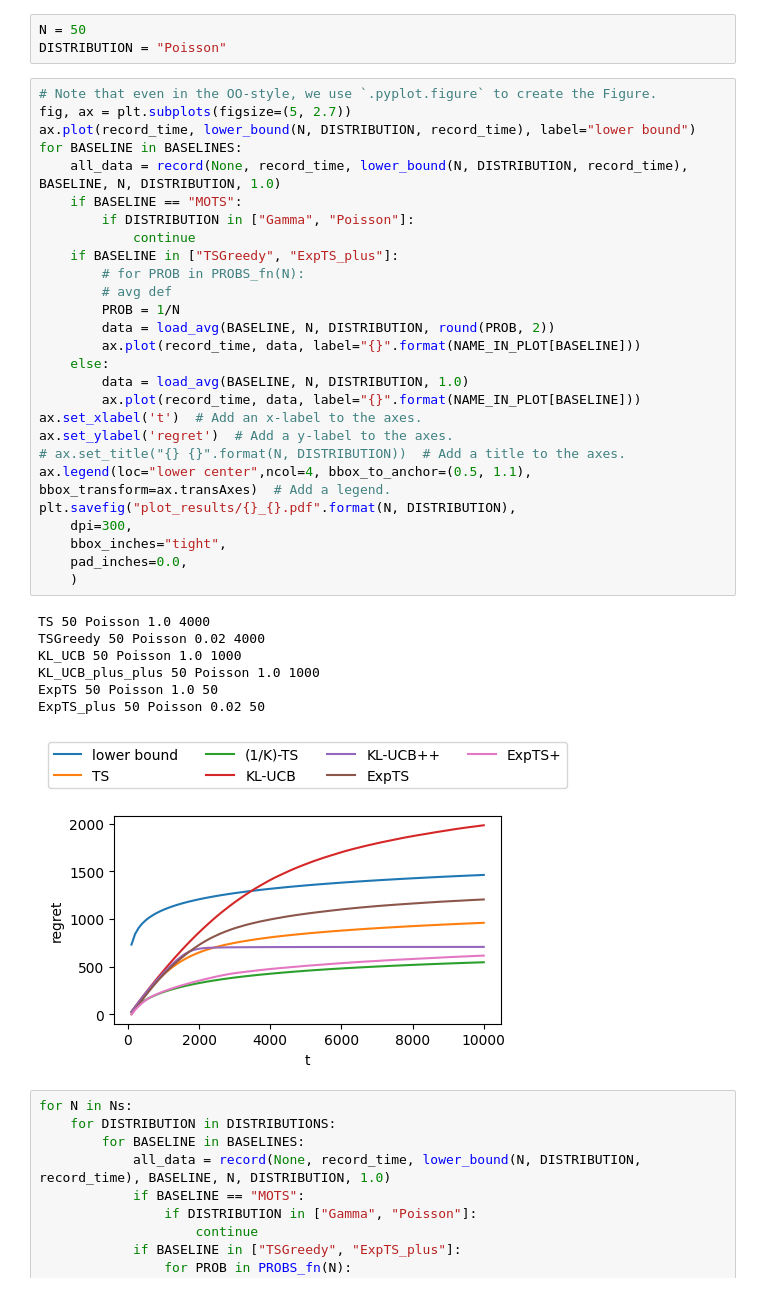
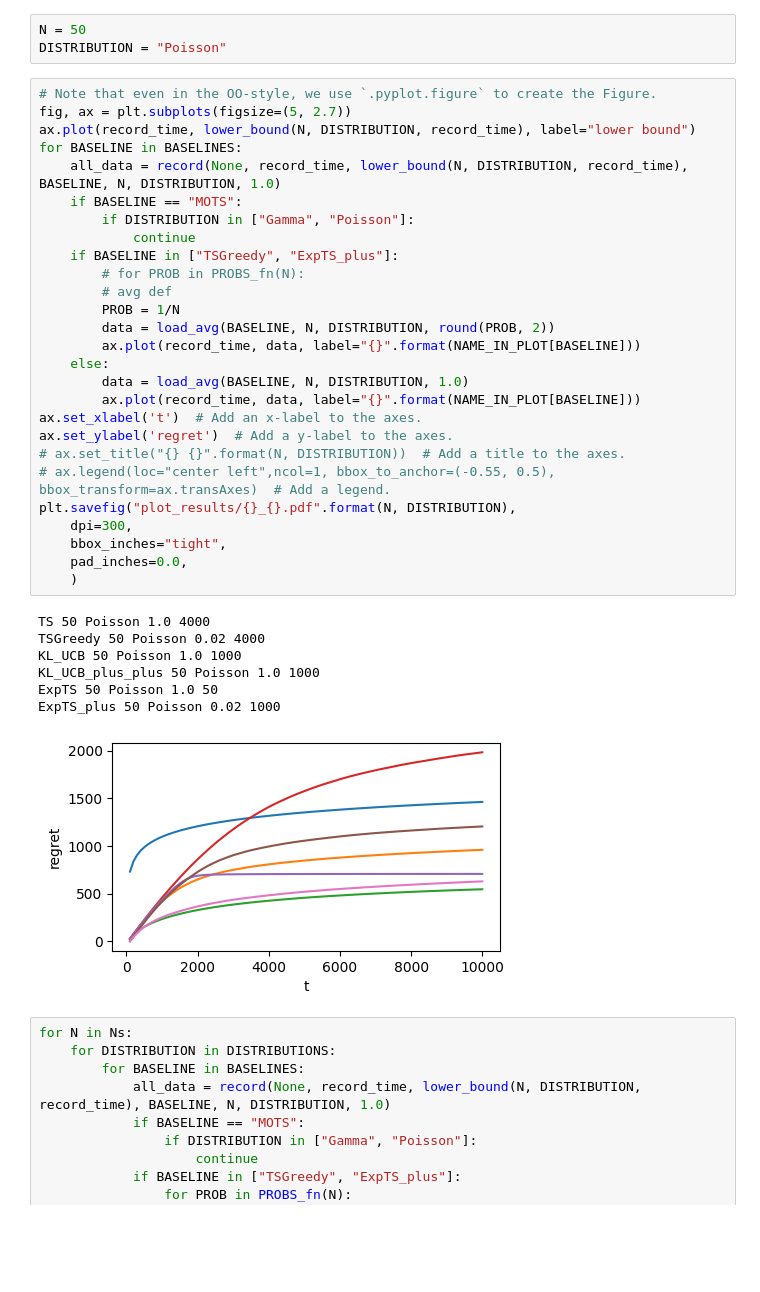
Before and after one commit to xianglinyang/TS, a Jupyter notebook: plot.ipynb, the cells around one changed output. Drawn from its saved outputs; the diff is of its cells as text; blank space fills up the shorter version.

```diff
--- a/plot.ipynb
+++ b/plot.ipynb
@@ -64,36 +64,36 @@ DISTRIBUTION = "Poisson"
 fig, ax = plt.subplots(figsize=(5, 2.7))
 ax.plot(record_time, lower_bound(N, DISTRIBUTION, record_time), label="lower bound")
 for BASELINE in BASELINES:
     all_data = record(None, record_time, lower_bound(N, DISTRIBUTION, record_time), BASELINE, N, DISTRIBUTION, 1.0)
     if BASELINE == "MOTS":
         if DISTRIBUTION in ["Gamma", "Poisson"]:
             continue
     if BASELINE in ["TSGreedy", "ExpTS_plus"]:
         # for PROB in PROBS_fn(N):
         # avg def
         PROB = 1/N
         data = load_avg(BASELINE, N, DISTRIBUTION, round(PROB, 2))
         ax.plot(record_time, data, label="{}".format(NAME_IN_PLOT[BASELINE]))
     else:
         data = load_avg(BASELINE, N, DISTRIBUTION, 1.0)
         ax.plot(record_time, data, label="{}".format(NAME_IN_PLOT[BASELINE]))
 ax.set_xlabel('t')  # Add an x-label to the axes.
 ax.set_ylabel('regret')  # Add a y-label to the axes.
 # ax.set_title("{} {}".format(N, DISTRIBUTION))  # Add a title to the axes.
-ax.legend(loc="lower center",ncol=4, bbox_to_anchor=(0.5, 1.1), bbox_transform=ax.transAxes)  # Add a legend.
+# ax.legend(loc="center left",ncol=1, bbox_to_anchor=(-0.55, 0.5), bbox_transform=ax.transAxes)  # Add a legend.
 plt.savefig("plot_results/{}_{}.pdf".format(N, DISTRIBUTION),
     dpi=300,
     bbox_inches="tight",
     pad_inches=0.0,
     )
 # %% [output]
 TS 50 Poisson 1.0 4000
 TSGreedy 50 Poisson 0.02 4000
 KL_UCB 50 Poisson 1.0 1000
 KL_UCB_plus_plus 50 Poisson 1.0 1000
 ExpTS 50 Poisson 1.0 50
-ExpTS_plus 50 Poisson 0.02 50
+ExpTS_plus 50 Poisson 0.02 1000
-[figure, old version]
+[figure, new version]
 # %%
 for N in Ns:
     for DISTRIBUTION in DISTRIBUTIONS:
```
